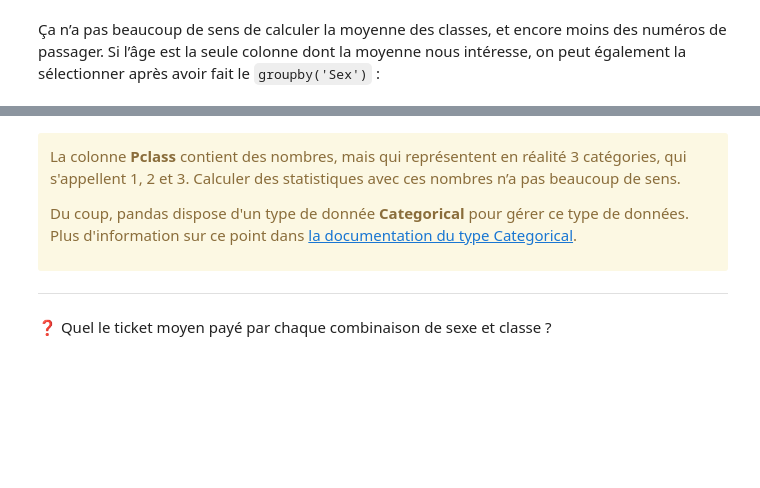
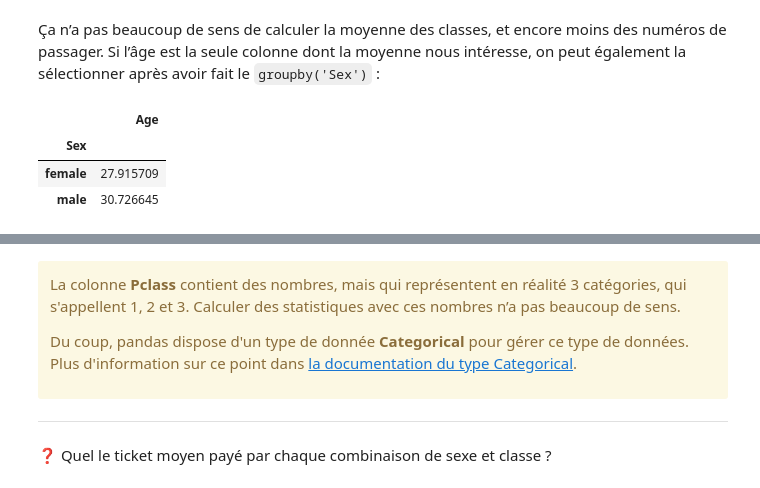
Before and after one commit to philippe-lemaire/insa-notebooks, a Jupyter notebook: formations/pandas/pandas_101.ipynb, the cells around one changed output, grey strips where cells are left out. Drawn from its saved outputs; the diff is of its cells as text; code cells hidden in the pictures; blank space fills up the shorter version.

```diff
--- a/formations/pandas/pandas_101.ipynb
+++ b/formations/pandas/pandas_101.ipynb
@@ -602,7 +894,12 @@ titanic.groupby("Sex").mean()
 # %% [markdown]
 Ça n’a pas beaucoup de sens de calculer la moyenne des classes, et encore moins des numéros de passager. Si l’âge est la seule colonne dont la moyenne nous intéresse, on peut également la sélectionner après avoir fait le `groupby('Sex')` :
 # %%
-titanic.groupby("Sex")["Age"].mean()
+titanic.groupby("Sex")[["Age"]].mean()
+# %% [output]
+|  | Age |
+| Sex |  |
+| female | 27.915709 |
+| male | 30.726645 |
 # %% [markdown]
 ![](img/06_groupby_select_detail.svg)
 # %% [markdown]
```
Also changed, not shown: parts of 113 cells of this notebook.
